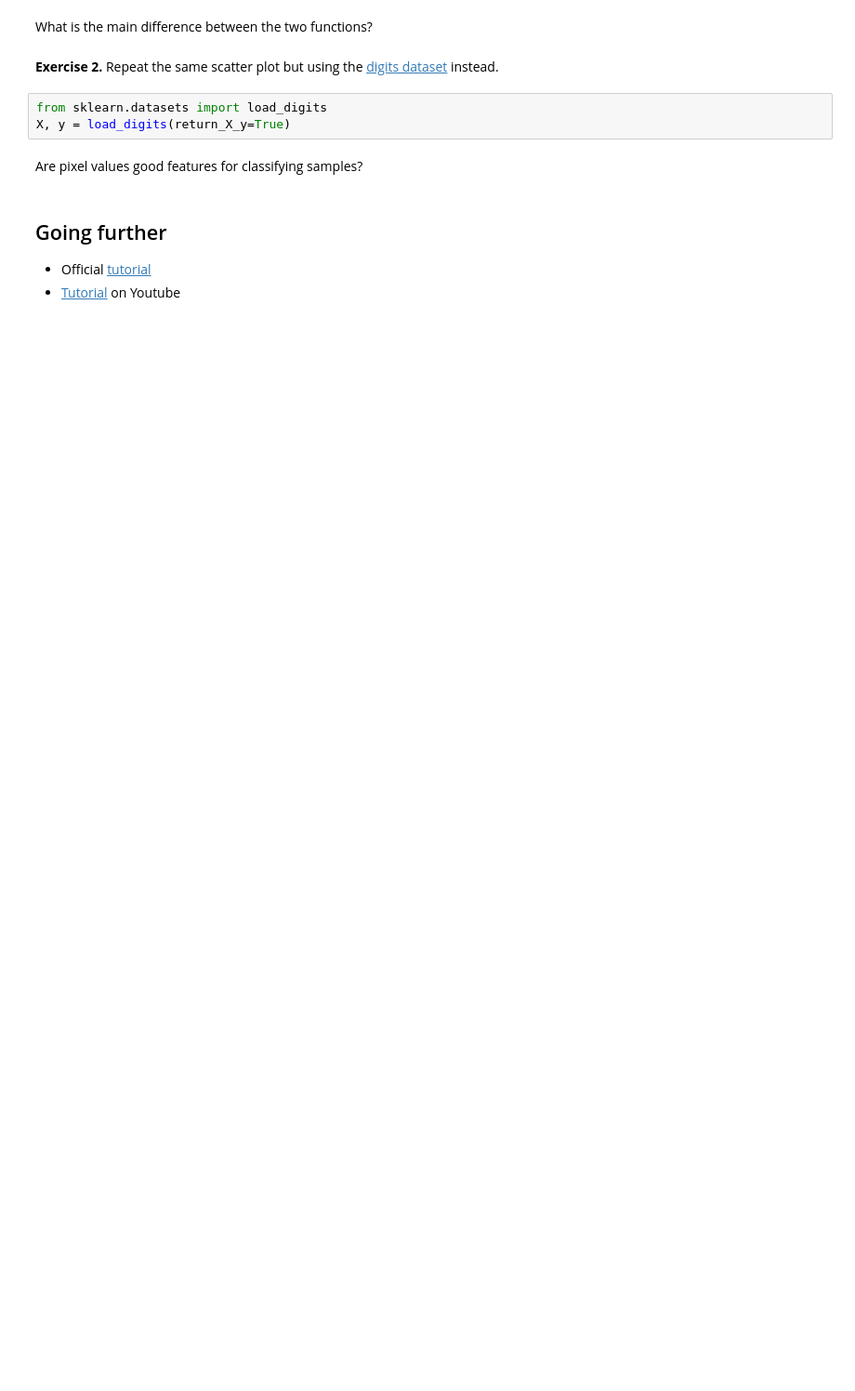
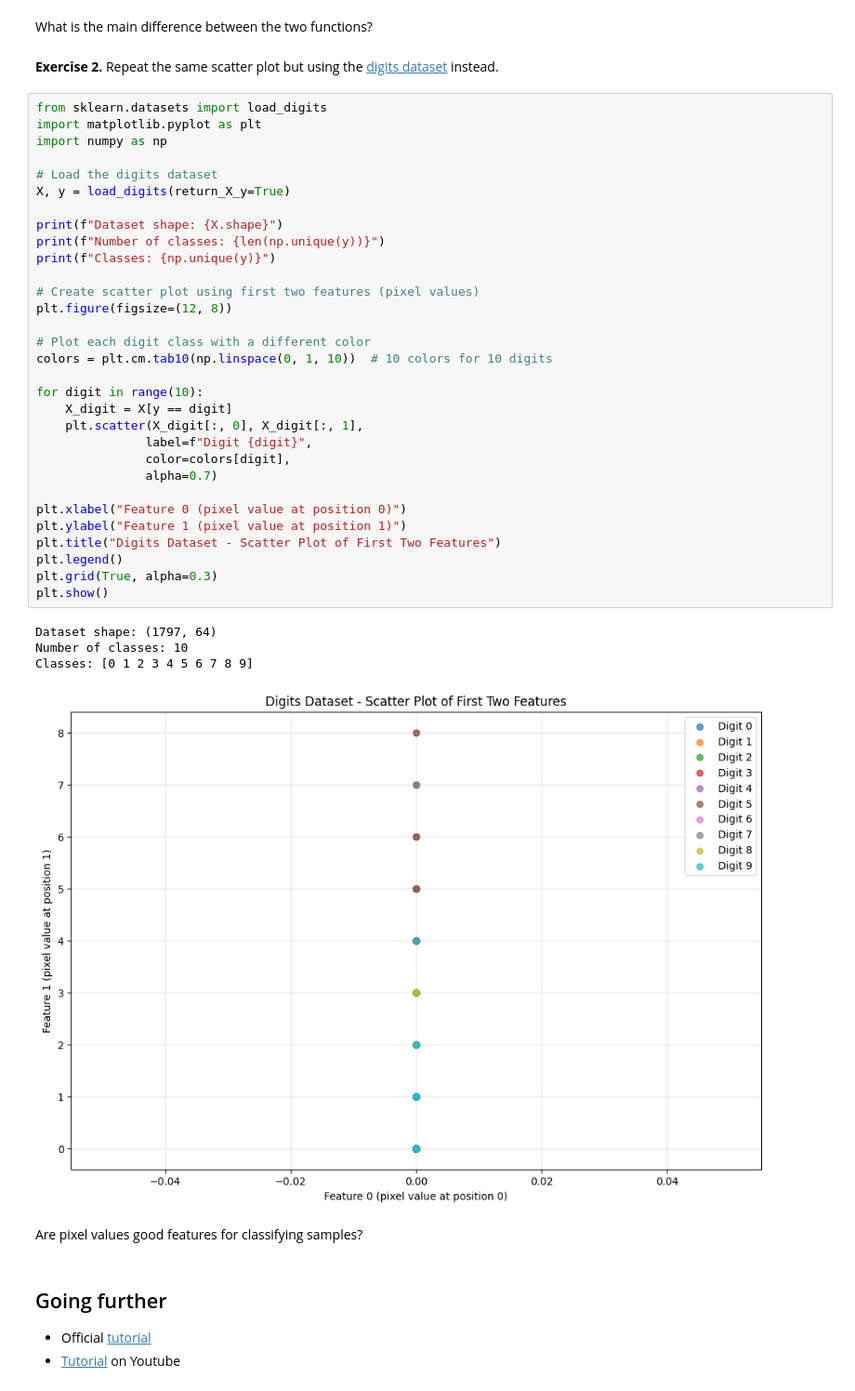
Before and after one commit to gav-ip/CSE185, a Jupyter notebook: notebooks/01_python_basics.ipynb, the cells around one changed output. Shown: that part at 93% size. Drawn from its saved outputs; the diff is of its cells as text; blank space fills up the shorter version.

```diff
--- a/notebooks/01_python_basics.ipynb
+++ b/notebooks/01_python_basics.ipynb
@@ -520,9 +581,42 @@ We see that samples belonging to class 0 can be linearly separated from the rest
 What is the main difference between the two functions?
 # %% [markdown]
 **Exercise 2.** Repeat the same scatter plot but using the [digits dataset](https://scikit-learn.org/stable/modules/generated/sklearn.datasets.load_digits.html) instead.
-# %%
-from sklearn.datasets import load_digits
-X, y = load_digits(return_X_y=True)
+# %%
+from sklearn.datasets import load_digits
+import matplotlib.pyplot as plt
+import numpy as np
+
+# Load the digits dataset
+X, y = load_digits(return_X_y=True)
+
+print(f"Dataset shape: {X.shape}")
+print(f"Number of classes: {len(np.unique(y))}")
+print(f"Classes: {np.unique(y)}")
+
+# Create scatter plot using first two features (pixel values)
+plt.figure(figsize=(12, 8))
+
+# Plot each digit class with a different color
+colors = plt.cm.tab10(np.linspace(0, 1, 10))  # 10 colors for 10 digits
+
+for digit in range(10):
+    X_digit = X[y == digit]
+    plt.scatter(X_digit[:, 0], X_digit[:, 1],
+               label=f"Digit {digit}",
+               color=colors[digit],
+               alpha=0.7)
+
+plt.xlabel("Feature 0 (pixel value at position 0)")
+plt.ylabel("Feature 1 (pixel value at position 1)")
+plt.title("Digits Dataset - Scatter Plot of First Two Features")
+plt.legend()
+plt.grid(True, alpha=0.3)
+plt.show()
+# %% [output]
+Dataset shape: (1797, 64)
+Number of classes: 10
+Classes: [0 1 2 3 4 5 6 7 8 9]
+[figure, added]
 # %% [markdown]
 Are pixel values good features for classifying samples?
 # %% [markdown]
```
Also changed, not shown: parts of 6 cells of this notebook, 2 other files.
